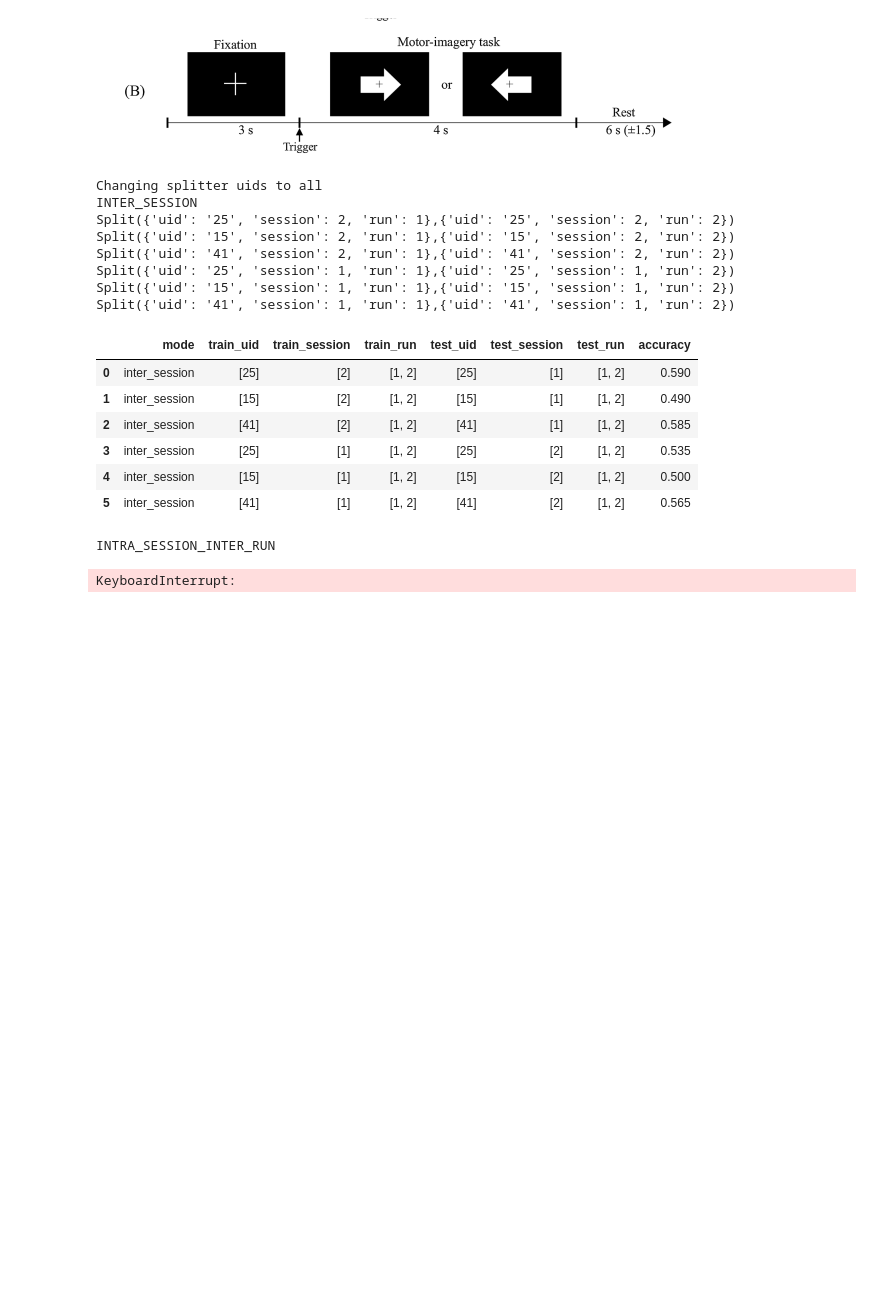
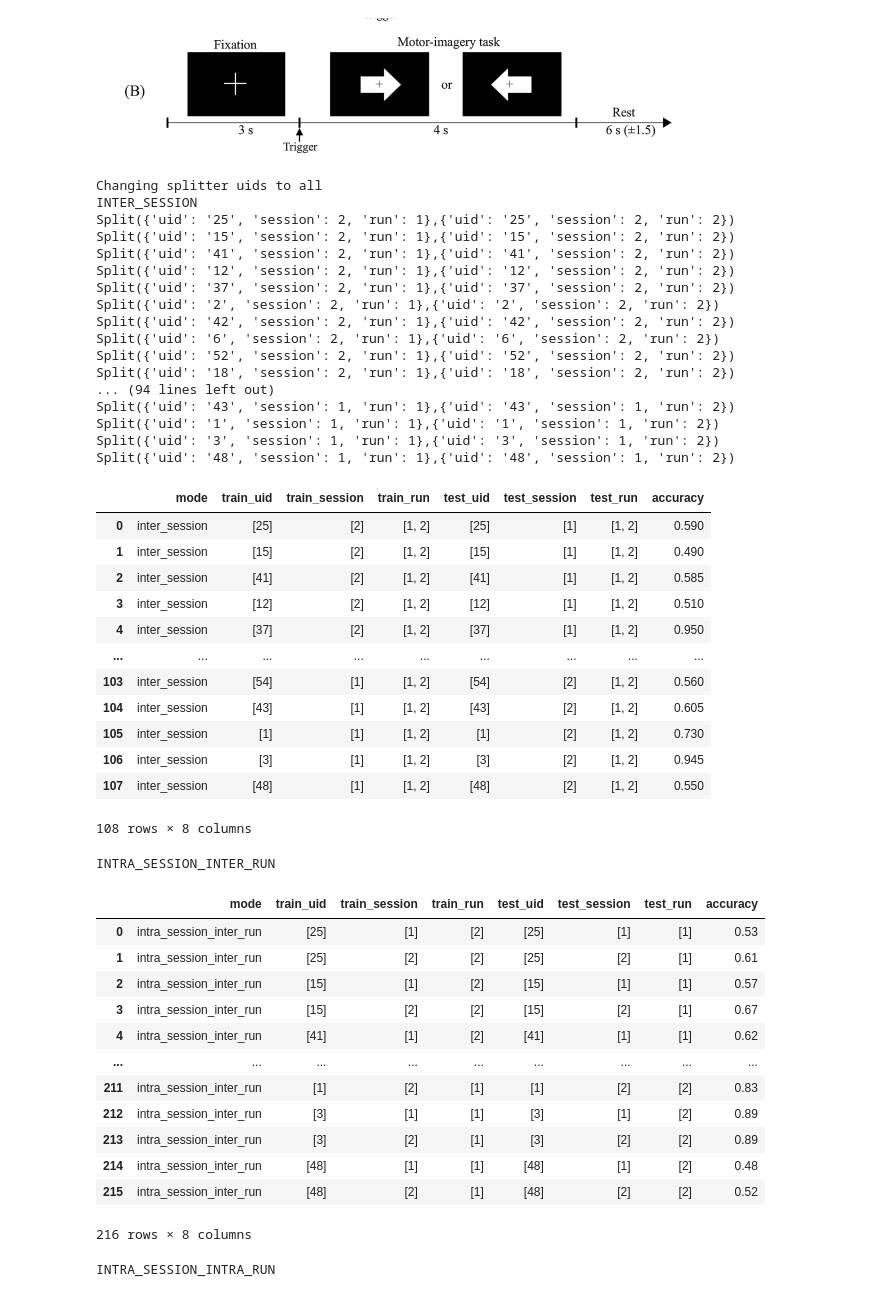
Before and after one commit to Kotzly/BCI_MsC, a Jupyter notebook: notebooks/OpenBMI_Splitting.ipynb, the cells around one changed output. Cells and saved outputs as stored; diff of their text form; code cells hidden in the pictures; blank space fills up the shorter version.

```diff
--- a/notebooks/OpenBMI_Splitting.ipynb
+++ b/notebooks/OpenBMI_Splitting.ipynb
@@ -175,24 +173,24 @@ splitter = Splitter(
 
 results_dict = dict()
 
-mode = "inter_subject"
-print(mode.upper())
-splits_iterable = splitter.yield_splits_epochs(mode=mode)
-results = list()
-for i, (train_split, test_split) in enumerate(splits_iterable):
-    train_epochs, test_epochs = splitter.load_from_splits((train_split, test_split), fold_sizes=fold_sizes)
-    acc = run_experiment(train_epochs, test_epochs)
-    results.append(
-        dict(
-            mode=mode,
-            train_uids=np.unique(train_split["uid"]),
-            test_uids=np.unique(test_split["uid"]),
-            accuracy=acc
-        )
-    )
-    del train_epochs, test_epochs
-results_dict[mode] = pd.DataFrame.from_records(results)
-display(results_dict[mode])
+# mode = "inter_subject"
+# print(mode.upper())
+# splits_iterable = splitter.yield_splits_epochs(mode=mode)
+# results = list()
+# for i, (train_split, test_split) in enumerate(splits_iterable):
+#     train_epochs, test_epochs = splitter.load_from_splits((train_split, test_split), fold_sizes=fold_sizes)
+#     acc = run_experiment(train_epochs, test_epochs)
+#     results.append(
+#         dict(
+#             mode=mode,
+#             train_uids=np.unique(train_split["uid"]),
+#             test_uids=np.unique(test_split["uid"]),
+#             accuracy=acc
+#         )
+#     )
+#     del train_epochs, test_epochs
+# results_dict[mode] = pd.DataFrame.from_records(results)
+# display(results_dict[mode])
 
 print("Changing splitter uids to all")
 splitter.uids = dataset.list_uids()
@@ -278,38 +276,66 @@ print(mode.upper())
 splits_iterable = splitter.yield_splits_epochs(mode=mode)
 results = list()
 for i, splits in enumerate(splits_iterable):
     split = splits[0]
     for trial_n in range(5):
         train_epochs, test_epochs = splitter.load_from_splits(splits, fold_sizes=[.75, .25])
         acc = run_experiment(train_epochs, test_epochs)
         results.append(
             dict(
                 mode=mode,
                 exp_number=trial_n,
                 uid=np.unique(split["uid"]),
                 session=np.unique(split["session"]),
                 run=np.unique(split["run"]),
                 accuracy=acc
             )
         )
         del train_epochs, test_epochs
 results_dict[mode] = pd.DataFrame.from_records(results)
 display(results_dict[mode])
 # %% [output]
 Changing splitter uids to all
 INTER_SESSION
 Split({'uid': '25', 'session': 2, 'run': 1},{'uid': '25', 'session': 2, 'run': 2})
 Split({'uid': '15', 'session': 2, 'run': 1},{'uid': '15', 'session': 2, 'run': 2})
 Split({'uid': '41', 'session': 2, 'run': 1},{'uid': '41', 'session': 2, 'run': 2})
-Split({'uid': '25', 'session': 1, 'run': 1},{'uid': '25', 'session': 1, 'run': 2})
-Split({'uid': '15', 'session': 1, 'run': 1},{'uid': '15', 'session': 1, 'run': 2})
-Split({'uid': '41', 'session': 1, 'run': 1},{'uid': '41', 'session': 1, 'run': 2})
+Split({'uid': '12', 'session': 2, 'run': 1},{'uid': '12', 'session': 2, 'run': 2})
+Split({'uid': '37', 'session': 2, 'run': 1},{'uid': '37', 'session': 2, 'run': 2})
+Split({'uid': '2', 'session': 2, 'run': 1},{'uid': '2', 'session': 2, 'run': 2})
+Split({'uid': '42', 'session': 2, 'run': 1},{'uid': '42', 'session': 2, 'run': 2})
+Split({'uid': '6', 'session': 2, 'run': 1},{'uid': '6', 'session': 2, 'run': 2})
+Split({'uid': '52', 'session': 2, 'run': 1},{'uid': '52', 'session': 2, 'run': 2})
+Split({'uid': '18', 'session': 2, 'run': 1},{'uid': '18', 'session': 2, 'run': 2})
+... (94 lines left out)
+Split({'uid': '43', 'session': 1, 'run': 1},{'uid': '43', 'session': 1, 'run': 2})
+Split({'uid': '1', 'session': 1, 'run': 1},{'uid': '1', 'session': 1, 'run': 2})
+Split({'uid': '3', 'session': 1, 'run': 1},{'uid': '3', 'session': 1, 'run': 2})
+Split({'uid': '48', 'session': 1, 'run': 1},{'uid': '48', 'session': 1, 'run': 2})
 |  | mode | train_uid | train_session | train_run | test_uid | test_session | test_run | accuracy |
 | 0 | inter_session | [25] | [2] | [1, 2] | [25] | [1] | [1, 2] | 0.590 |
 | 1 | inter_session | [15] | [2] | [1, 2] | [15] | [1] | [1, 2] | 0.490 |
 | 2 | inter_session | [41] | [2] | [1, 2] | [41] | [1] | [1, 2] | 0.585 |
-| 3 | inter_session | [25] | [1] | [1, 2] | [25] | [2] | [1, 2] | 0.535 |
-| 4 | inter_session | [15] | [1] | [1, 2] | [15] | [2] | [1, 2] | 0.500 |
-| 5 | inter_session | [41] | [1] | [1, 2] | [41] | [2] | [1, 2] | 0.565 |
+| 3 | inter_session | [12] | [2] | [1, 2] | [12] | [1] | [1, 2] | 0.510 |
+| 4 | inter_session | [37] | [2] | [1, 2] | [37] | [1] | [1, 2] | 0.950 |
+| ... | ... | ... | ... | ... | ... | ... | ... | ... |
+| 103 | inter_session | [54] | [1] | [1, 2] | [54] | [2] | [1, 2] | 0.560 |
+| 104 | inter_session | [43] | [1] | [1, 2] | [43] | [2] | [1, 2] | 0.605 |
+| 105 | inter_session | [1] | [1] | [1, 2] | [1] | [2] | [1, 2] | 0.730 |
+| 106 | inter_session | [3] | [1] | [1, 2] | [3] | [2] | [1, 2] | 0.945 |
+| 107 | inter_session | [48] | [1] | [1, 2] | [48] | [2] | [1, 2] | 0.550 |
-INTRA_SESSION_INTER_RUN
+108 rows × 8 columns
-KeyboardInterrupt:
+INTRA_SESSION_INTER_RUN
+|  | mode | train_uid | train_session | train_run | test_uid | test_session | test_run | accuracy |
+| 0 | intra_session_inter_run | [25] | [1] | [2] | [25] | [1] | [1] | 0.53 |
+| 1 | intra_session_inter_run | [25] | [2] | [2] | [25] | [2] | [1] | 0.61 |
+| 2 | intra_session_inter_run | [15] | [1] | [2] | [15] | [1] | [1] | 0.57 |
+| 3 | intra_session_inter_run | [15] | [2] | [2] | [15] | [2] | [1] | 0.67 |
+| 4 | intra_session_inter_run | [41] | [1] | [2] | [41] | [1] | [1] | 0.62 |
+| ... | ... | ... | ... | ... | ... | ... | ... | ... |
+| 211 | intra_session_inter_run | [1] | [2] | [1] | [1] | [2] | [2] | 0.83 |
+| 212 | intra_session_inter_run | [3] | [1] | [1] | [3] | [1] | [2] | 0.89 |
+| 213 | intra_session_inter_run | [3] | [2] | [1] | [3] | [2] | [2] | 0.89 |
+| 214 | intra_session_inter_run | [48] | [1] | [1] | [48] | [1] | [2] | 0.48 |
+| 215 | intra_session_inter_run | [48] | [2] | [1] | [48] | [2] | [2] | 0.52 |
+216 rows × 8 columns
+INTRA_SESSION_INTRA_RUN
```
Also changed, not shown: parts of 7 cells of this notebook, 1 other file.
